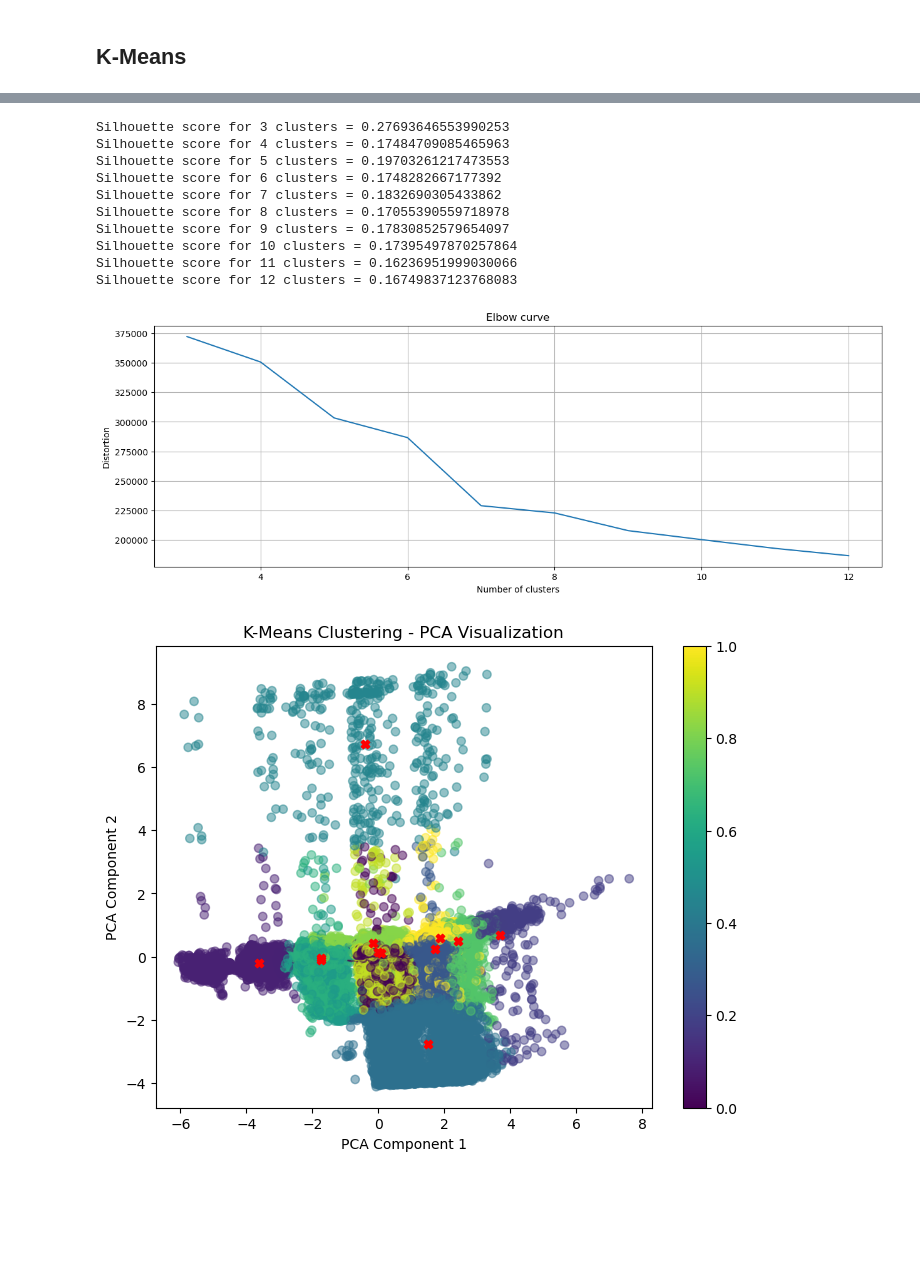
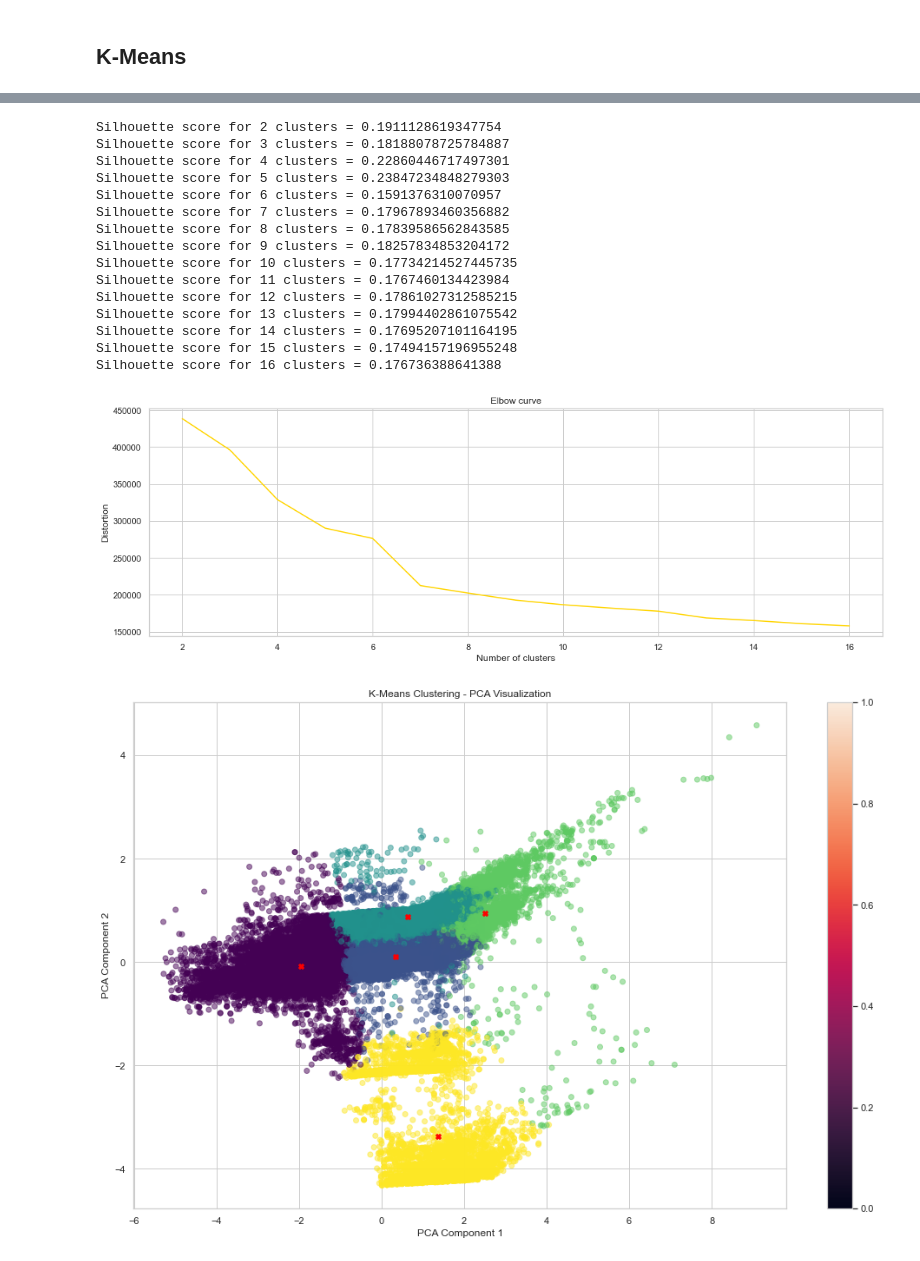
Before and after one commit to dominicfanucchi/aai-510_group7, a Jupyter notebook: AAI-510 Final Project.ipynb, the cells around one changed output, grey strips where cells are left out. Drawn from its saved outputs; the diff is of its cells as text; code cells hidden in the pictures; blank space fills up the shorter version.

Commit message:
kmeans analysis

```diff
--- a/AAI-510 Final Project.ipynb
+++ b/AAI-510 Final Project.ipynb
@@ -3,32 +3,39 @@
 # %%
 import pandas as pd
 import numpy as np
-!pip install dataprep
-from dataprep.eda import create_report, plot_correlation
+# !pip install dataprep
+# from dataprep.eda import create_report, plot_correlation
 from datetime import datetime
 from dateutil.relativedelta import relativedelta
 import seaborn as sns
 import matplotlib.pyplot as plt
 %matplotlib inline
+plt.style.use('fivethirtyeight')
+sns.set_theme(style='whitegrid', palette='hsv')
 
-from imblearn.over_sampling import SMOTE
+
 from sklearn.model_selection import train_test_split
-
 from sklearn.ensemble import RandomForestClassifier, VotingClassifier
 from sklearn.linear_model import LogisticRegression
 from sklearn.svm import SVC
 from sklearn.cluster import KMeans
 from sklearn.preprocessing import StandardScaler, OneHotEncoder, LabelEncoder
+from sklearn.metrics import silhouette_score, accuracy_score, confusion_matrix, classification_report
+from sklearn.decomposition import PCA
+from sklearn.utils import resample
 from sklearn.compose import ColumnTransformer
 from sklearn.pipeline import Pipeline
 from sklearn.impute import SimpleImputer
-from sklearn.metrics import silhouette_score, accuracy_score, confusion_matrix, classification_report
-from sklearn.decomposition import PCA
 
 from scipy.stats import chi2_contingency, f_oneway
 
 from imblearn.combine import SMOTETomek
 from imblearn.over_sampling import SMOTE, SMOTENC
-from sklearn.utils import resample
+
 
 from xgboost.sklearn import XGBClassifier
+# !pip3 install catboost
+from catboost import CatBoostClassifier
+
+import warnings
+warnings.filterwarnings("ignore", category=FutureWarning)
@@ -761,8 +743,7 @@ Length: 97, dtype: object
 # %%
 def kmeans_execution(df, num_clusters):
     # Create models & store labels for different number of clusters
-    model = KMeans(n_clusters = num_clusters, n_init='auto', random_state = 0) # Create KMeans object \
-    #kmeans = MiniBatchKMeans(n_clusters=k, random_state=716, batch_size=1000)
+    model = KMeans(n_clusters = num_clusters, n_init='auto', random_state = 0) # Create KMeans object
     model.fit(df) # Apply to the data
     labels = model.labels_ # Capture K-Means labels
     distortion = model.inertia_ # Used for elbow method
@@ -777,22 +758,27 @@ def kmeans_execution(df, num_clusters):
     }
 
 k_means_cluster_results = {}
-num_clusters_range = range(3, 13)
+num_clusters_range = range(2, 15)
 
 for cluster in num_clusters_range:
     k_means_cluster_results[cluster] = kmeans_execution(df_kmeans_train, cluster)
     print(f"Silhouette score for {cluster} clusters = {k_means_cluster_results[cluster]['silhouette_score']}")
 # %% [output]
-Silhouette score for 3 clusters = 0.27693646553990253
-Silhouette score for 4 clusters = 0.17484709085465963
-Silhouette score for 5 clusters = 0.19703261217473553
-Silhouette score for 6 clusters = 0.1748282667177392
-Silhouette score for 7 clusters = 0.1832690305433862
-Silhouette score for 8 clusters = 0.17055390559718978
-Silhouette score for 9 clusters = 0.17830852579654097
-Silhouette score for 10 clusters = 0.17395497870257864
-Silhouette score for 11 clusters = 0.16236951999030066
-Silhouette score for 12 clusters = 0.16749837123768083
+Silhouette score for 2 clusters = 0.1911128619347754
+Silhouette score for 3 clusters = 0.18188078725784887
+Silhouette score for 4 clusters = 0.22860446717497301
+Silhouette score for 5 clusters = 0.23847234848279303
+Silhouette score for 6 clusters = 0.1591376310070957
+Silhouette score for 7 clusters = 0.17967893460356882
+Silhouette score for 8 clusters = 0.17839586562843585
+Silhouette score for 9 clusters = 0.18257834853204172
+Silhouette score for 10 clusters = 0.17734214527445735
+Silhouette score for 11 clusters = 0.1767460134423984
+Silhouette score for 12 clusters = 0.17861027312585215
+Silhouette score for 13 clusters = 0.17994402861075542
+Silhouette score for 14 clusters = 0.17695207101164195
+Silhouette score for 15 clusters = 0.17494157196955248
+Silhouette score for 16 clusters = 0.176736388641388
 # %%
 # Extracting distortions for different k values
 distortions = [k_means_cluster_results[cluster]['distortion'] for cluster in num_clusters_range]
@@ -805,18 +791,18 @@ plt.xlabel('Number of clusters')
 plt.ylabel('Distortion')
 plt.show()
 # %% [output]
-[figure, old version]
+[figure, new version]
 # %%
 # Visualize clusters in PCA space
-ideal_cluster_size = 12
+ideal_cluster_size = 5
 
-plt.figure(figsize=(8, 6))
+plt.figure(figsize=(15, 10))
 plt.scatter(df_kmeans_train[:, 0], df_kmeans_train[:, 1], c=k_means_cluster_results[ideal_cluster_size]['labels'], cmap='viridis', alpha=0.5, label='Data points')
 plt.scatter(k_means_cluster_results[ideal_cluster_size]['centers'][:,0], k_means_cluster_results[ideal_cluster_size]['centers'][:,1], c='red', marker='X', label='Cluster Centers')
 plt.title('K-Means Clustering - PCA Visualization')
 plt.xlabel('PCA Component 1')
 plt.ylabel('PCA Component 2')
 plt.colorbar()
 plt.show()
 # %% [output]
-[figure, old version]
+[figure, new version]
```
Also changed, not shown: parts of 22 cells of this notebook.
